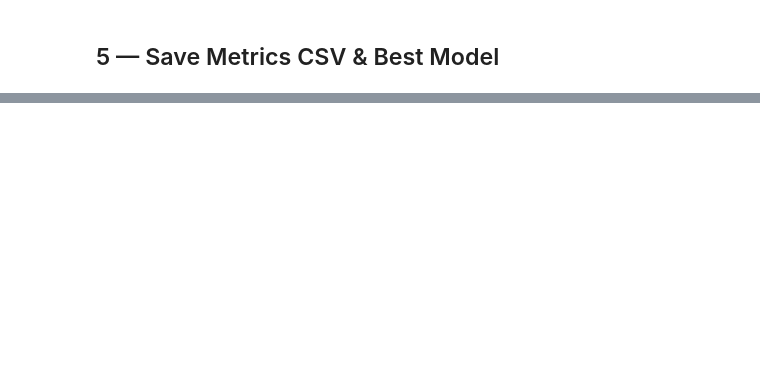
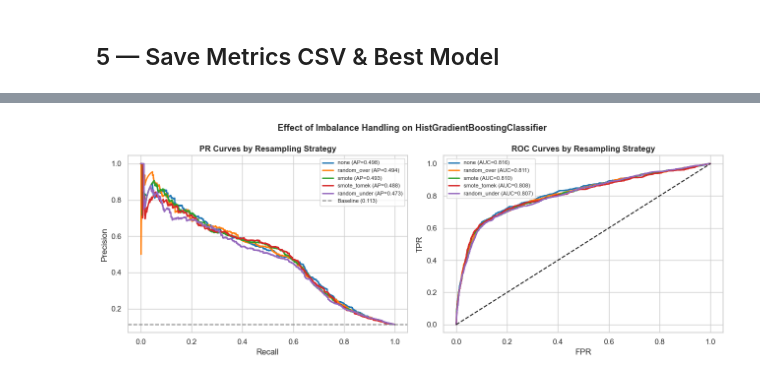
Before and after one commit to mssobiadallah/bank_marketing_un_project, a Jupyter notebook: notebooks/06_modeling_baselines.ipynb, the cells around one changed output, grey strips where cells are left out. Saved outputs shown, nothing was run; the diff lists cells and outputs as text; code cells hidden in the pictures; blank space fills up the shorter version.

```diff
--- a/notebooks/06_modeling_baselines.ipynb
+++ b/notebooks/06_modeling_baselines.ipynb
@@ -145,0 +311,38 @@ print(f"   Saved → {best_path}")
+# %%
+# ── PR curves: all strategies on test set ────────────────────────────────────
+fig, axes = plt.subplots(1, 2, figsize=(13, 5))
+palette = ["#1f77b4", "#ff7f0e", "#2ca02c", "#d62728", "#9467bd"]
+
+for color, strat in zip(palette, valid["strategy"]):
+    pipe = build_imbalanced_pipeline(
+        clone(preprocessor_b),
+        clone(best_base_model),
+        strategy=strat,
+        random_state=42,
+    )
+    pipe.fit(X_train_b, y_train_int)
+    y_prob = pipe.predict_proba(X_test_b_imb)[:, 1]
+
+    prec, rec, _ = precision_recall_curve(y_test_int, y_prob)
+    ap = auc(rec, prec)
+    axes[0].plot(rec, prec, color=color, lw=2, label=f"{strat} (AP={ap:.3f})")
+
+    fpr, tpr, _ = roc_curve(y_test_int, y_prob)
+    ra = auc(fpr, tpr)
+    axes[1].plot(fpr, tpr, color=color, lw=2, label=f"{strat} (AUC={ra:.3f})")
+
+baseline_rate = y_test_int.mean()
+axes[0].axhline(baseline_rate, color="gray", linestyle="--", label=f"Baseline ({baseline_rate:.3f})")
+axes[0].set_xlabel("Recall"); axes[0].set_ylabel("Precision")
+axes[0].set_title("PR Curves by Resampling Strategy", fontweight="bold")
+axes[0].legend(fontsize=8)
+
+axes[1].plot([0, 1], [0, 1], "k--")
+axes[1].set_xlabel("FPR"); axes[1].set_ylabel("TPR")
+axes[1].set_title("ROC Curves by Resampling Strategy", fontweight="bold")
+axes[1].legend(fontsize=8)
+
+plt.suptitle(f"Effect of Imbalance Handling on {best_name}", fontsize=13, fontweight="bold")
+plt.tight_layout()
+plt.show()
+# %% [output]
@@ -145,0 +354 @@ print(f"   Saved → {best_path}")
+[figure, added]
```
Also changed, not shown: parts of 12 cells of this notebook, 7 other files.
